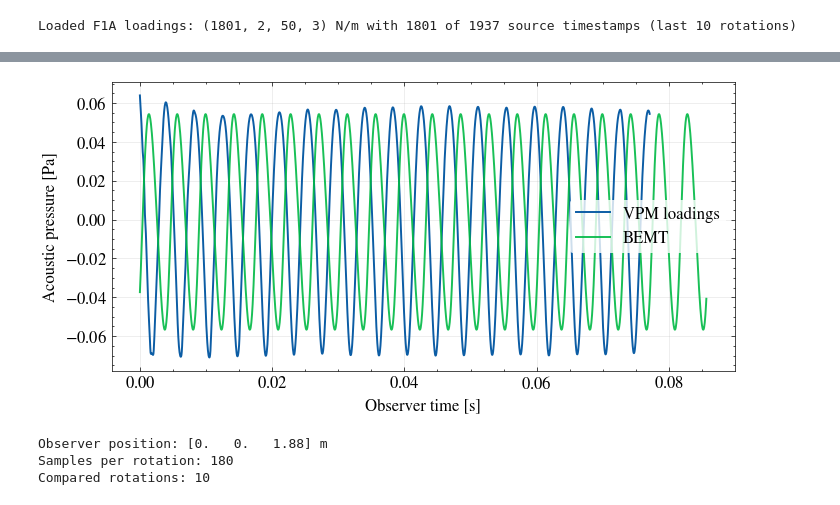
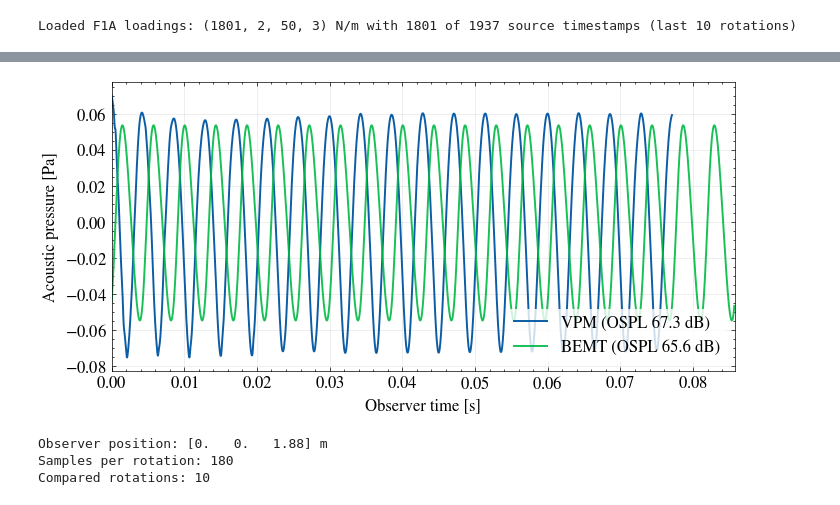
Before and after one commit to Frxljord/FastBEMT, a Jupyter notebook: Examples/VPM-F1A.ipynb, the cells around one changed output, grey strips where cells are left out. Cells and saved outputs as stored; diff of their text form; code cells hidden in the pictures.

Commit message:
new dict convention

```diff
--- a/Examples/VPM-F1A.ipynb
+++ b/Examples/VPM-F1A.ipynb
@@ -108,6 +81,7 @@ f1a.run(
     observers=map_observers,
     observer_time_range=simulation.observer_time_range,
     num_observer_times=simulation.num_obs_times,
+    observer_batch_size=OBSERVER_BATCH_SIZE,
 )
 
 map_ospl = f1a.ospl.cpu().numpy()
@@ -252,7 +226,7 @@ PRESSURE_ROTATIONS = (
     if VPM_LAST_ROTATIONS is None
     else max(1, int(np.floor(VPM_LAST_ROTATIONS)))
 )
-BEMT_GEOMETRY_PATH = Path("../Data/10x7E.pkl")
+BEMT_GEOMETRY_PATH = "../Data/New/10x7E"
 
 pressure_observer = np.array(
     [[0.0, 0.0, PRESSURE_OBSERVER_RADIUS]],
@@ -282,9 +256,9 @@ f1a.run(
 )
 loadings_time = f1a.t[0].detach().cpu().numpy()
 loadings_pressure = f1a.p_tot[0].detach().cpu().numpy()
+vpm_ospl = float(f1a.ospl[0].detach().cpu())
 
-with open(BEMT_GEOMETRY_PATH, "rb") as stream:
-    bemt_geometry = pickle.load(stream)
+_, bemt_geometry = load_propeller_dict(BEMT_GEOMETRY_PATH)[0]
 
 bemt_simulation = Simulation(
     revolutions=pressure_rotations + 2,
@@ -309,37 +283,41 @@ bemt_f1a = F1A(
 bemt_f1a.run(
     observers=pressure_observer,
     observer_time_range=pressure_time_range,
     num_observer_times=pressure_samples,
 )
 bemt_time = bemt_f1a.t[0].detach().cpu().numpy()
 bemt_pressure = bemt_f1a.p_tot[0].detach().cpu().numpy()
+bemt_ospl = float(bemt_f1a.ospl[0].detach().cpu())
+vpm_label = f"VPM (OSPL {vpm_ospl:.1f} dB)"
+bemt_label = f"BEMT (OSPL {bemt_ospl:.1f} dB)"
 
 figure, axis = plt.subplots(figsize=(7.0, 3.4), constrained_layout=True)
 axis.plot(
     loadings_time - loadings_time[0],
     loadings_pressure,
     linewidth=1.4,
-    label="VPM loadings",
+    label=vpm_label,
 )
 axis.plot(
     bemt_time - bemt_time[0],
     bemt_pressure,
     linewidth=1.4,
     alpha=0.9,
-    label="BEMT",
+    label=bemt_label,
 )
 axis.set_xlabel("Observer time [s]", fontsize=12)
 axis.set_ylabel("Acoustic pressure [Pa]", fontsize=12)
+axis.set_xlim(0.0, pressure_time_range)
 axis.tick_params(axis="both", labelsize=12)
 axis.grid(True, alpha=0.3)
-axis.legend(frameon=True, edgecolor="none", fontsize=12)
+axis.legend(frameon=True, edgecolor="none", fontsize=12, loc='lower right')
 plt.show()
 
 print(f"Observer position: {pressure_observer[0]} m")
 print(f"Samples per rotation: {pressure_samples_per_rotation}")
 print(f"Compared rotations: {pressure_rotations}")
 # %% [output]
-[figure, old version]
+[figure, new version]
 Observer position: [0.   0.   1.88] m
 Samples per rotation: 180
 Compared rotations: 10
```
Also changed, not shown: parts of 6 cells of this notebook, 14 other files.
